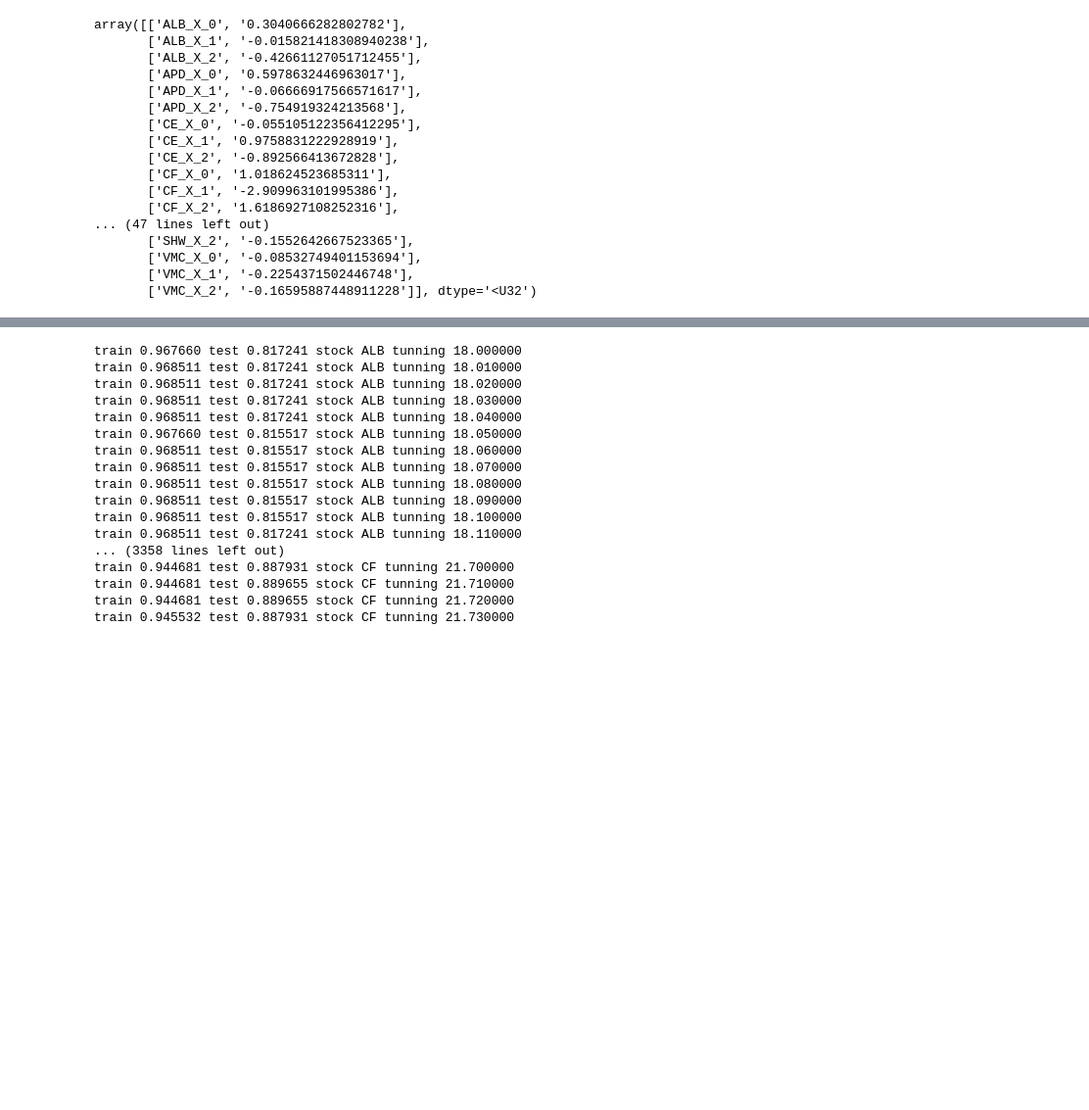
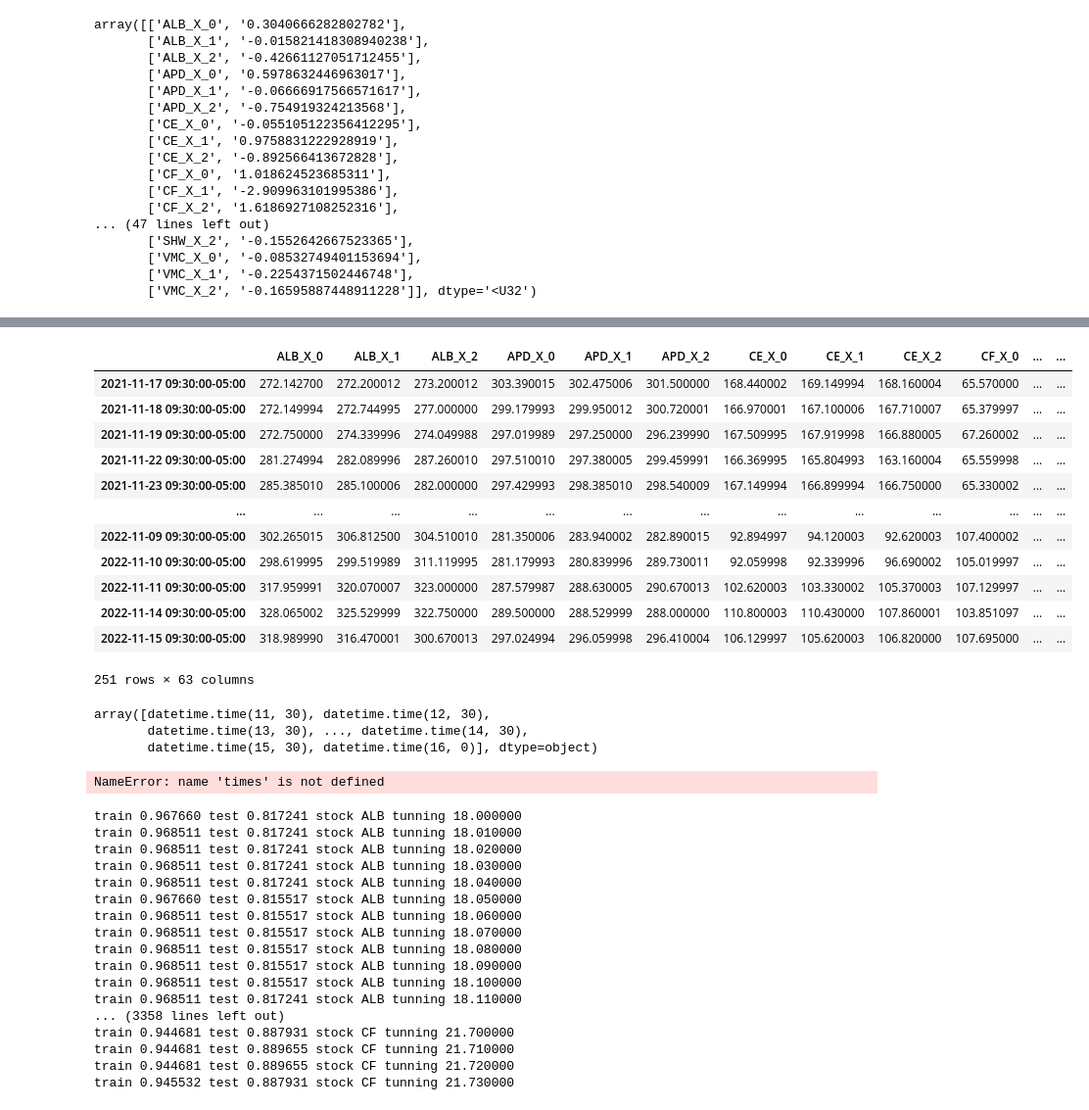
Before and after one commit to grmc1999/Algorithmic_trading, a Jupyter notebook: ML_classification.ipynb, the cells around one changed output, grey strips where cells are left out. Shown at 98% size. Cells and saved outputs as stored; diff of their text form; code cells hidden in the pictures; blank space fills up the shorter version.

```diff
--- a/ML_classification.ipynb
+++ b/ML_classification.ipynb
@@ -219,3 +260,30 @@ data = yf.download(Tlist[:], period = "1y",interval = "1h")
+# %%
+times=np.vectorize(lambda d:d.time())(np.array(Y.index))
+X[times==np.unique(times)[0]]
+# %% [output]
+|  | ALB_X_0 | ALB_X_1 | ALB_X_2 | APD_X_0 | APD_X_1 | APD_X_2 | CE_X_0 | CE_X_1 | CE_X_2 | CF_X_0 | ... | ... |
+| 2021-11-17 09:30:00-05:00 | 272.142700 | 272.200012 | 273.200012 | 303.390015 | 302.475006 | 301.500000 | 168.440002 | 169.149994 | 168.160004 | 65.570000 | ... | ... |
+| 2021-11-18 09:30:00-05:00 | 272.149994 | 272.744995 | 277.000000 | 299.179993 | 299.950012 | 300.720001 | 166.970001 | 167.100006 | 167.710007 | 65.379997 | ... | ... |
+| 2021-11-19 09:30:00-05:00 | 272.750000 | 274.339996 | 274.049988 | 297.019989 | 297.250000 | 296.239990 | 167.509995 | 167.919998 | 166.880005 | 67.260002 | ... | ... |
+| 2021-11-22 09:30:00-05:00 | 281.274994 | 282.089996 | 287.260010 | 297.510010 | 297.380005 | 299.459991 | 166.369995 | 165.804993 | 163.160004 | 65.559998 | ... | ... |
+| 2021-11-23 09:30:00-05:00 | 285.385010 | 285.100006 | 282.000000 | 297.429993 | 298.385010 | 298.540009 | 167.149994 | 166.899994 | 166.750000 | 65.330002 | ... | ... |
+| ... | ... | ... | ... | ... | ... | ... | ... | ... | ... | ... | ... | ... |
+| 2022-11-09 09:30:00-05:00 | 302.265015 | 306.812500 | 304.510010 | 281.350006 | 283.940002 | 282.890015 | 92.894997 | 94.120003 | 92.620003 | 107.400002 | ... | ... |
+| 2022-11-10 09:30:00-05:00 | 298.619995 | 299.519989 | 311.119995 | 281.179993 | 280.839996 | 289.730011 | 92.059998 | 92.339996 | 96.690002 | 105.019997 | ... | ... |
+| 2022-11-11 09:30:00-05:00 | 317.959991 | 320.070007 | 323.000000 | 287.579987 | 288.630005 | 290.670013 | 102.620003 | 103.330002 | 105.370003 | 107.129997 | ... | ... |
+| 2022-11-14 09:30:00-05:00 | 328.065002 | 325.529999 | 322.750000 | 289.500000 | 288.529999 | 288.000000 | 110.800003 | 110.430000 | 107.860001 | 103.851097 | ... | ... |
+| 2022-11-15 09:30:00-05:00 | 318.989990 | 316.470001 | 300.670013 | 297.024994 | 296.059998 | 296.410004 | 106.129997 | 105.620003 | 106.820000 | 107.695000 | ... | ... |
+251 rows × 63 columns
+# %%
+hours
+# %% [output]
+array([datetime.time(11, 30), datetime.time(12, 30),
+       datetime.time(13, 30), ..., datetime.time(14, 30),
+       datetime.time(15, 30), datetime.time(16, 0)], dtype=object)
+# %%
+times==np.unique(times)(np.array(Y.index))[0]
+# %% [output]
+NameError: name 'times' is not defined
 # %%
 data
 
```
Also changed, not shown: parts of 14 cells of this notebook, 11 other files.
